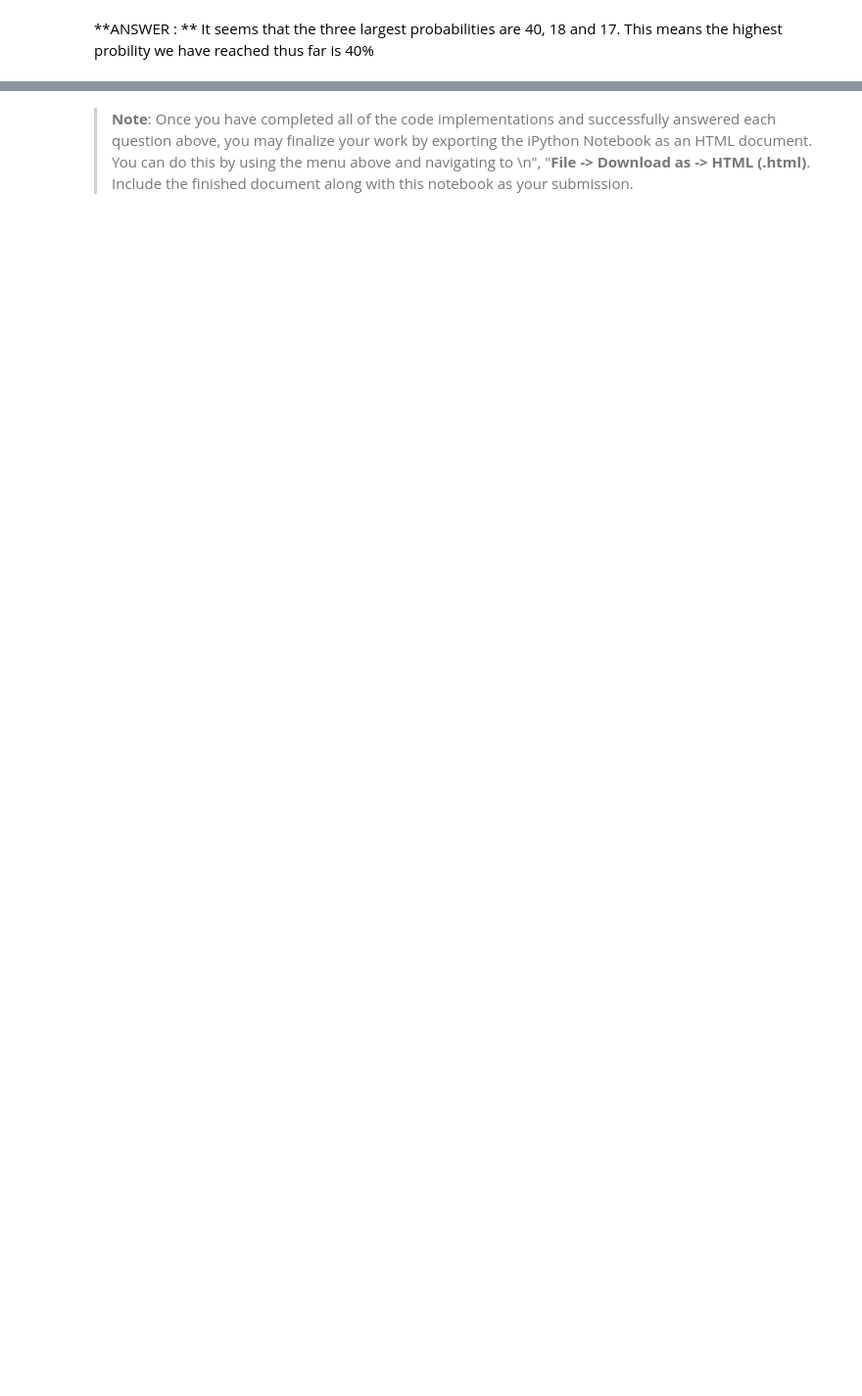
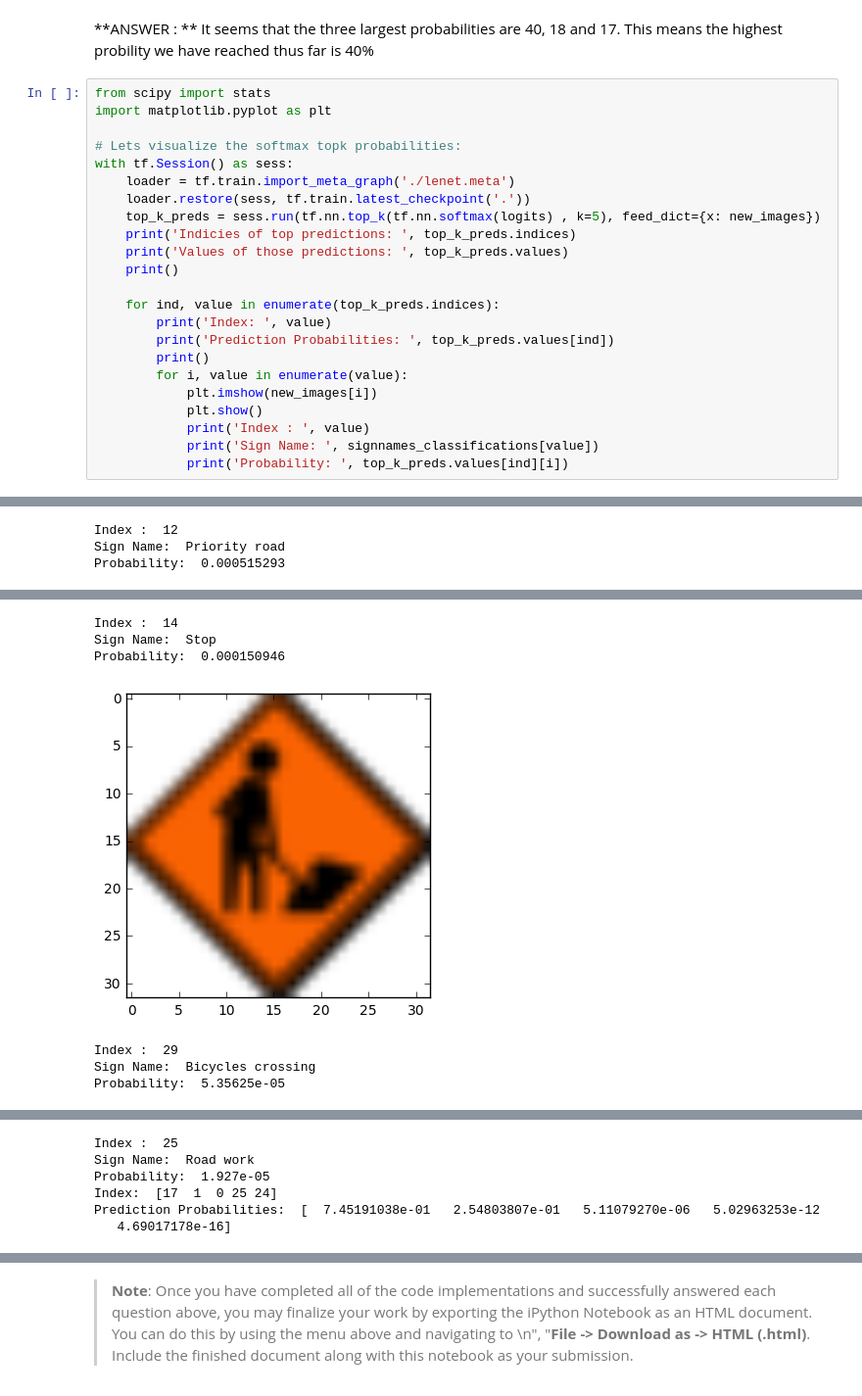
Before and after one commit to ranakhalil/CarND-Traffic-Sign-Classifier-P2, a Jupyter notebook: Traffic_Sign_Classifier.ipynb, the cells around one changed output, grey strips where cells are left out. Shown at 98% size. Saved outputs shown, nothing was run; the diff lists cells and outputs as text; blank space fills up the shorter version.

```diff
--- a/Traffic_Sign_Classifier.ipynb
+++ b/Traffic_Sign_Classifier.ipynb
@@ -521,3 +527,27 @@ Priority road
 # %% [markdown]
 **ANSWER : **
 It seems that the three largest probabilities are 40, 18 and 17. This means the highest probility we have reached thus far is 40%
+# %%
+from scipy import stats
+import matplotlib.pyplot as plt
+
+# Lets visualize the softmax topk probabilities:
+with tf.Session() as sess:
+    loader = tf.train.import_meta_graph('./lenet.meta')
+    loader.restore(sess, tf.train.latest_checkpoint('.'))
+    top_k_preds = sess.run(tf.nn.top_k(tf.nn.softmax(logits) , k=5), feed_dict={x: new_images})
+    print('Indicies of top predictions: ', top_k_preds.indices)
+    print('Values of those predictions: ', top_k_preds.values)
+    print()
+
+    for ind, value in enumerate(top_k_preds.indices):
+        print('Index: ', value)
+        print('Prediction Probabilities: ', top_k_preds.values[ind])
+        print()
+        for i, value in enumerate(value):
+            plt.imshow(new_images[i])
+            plt.show()
+            print('Index : ', value)
+            print('Sign Name: ', signnames_classifications[value])
+            print('Probability: ', top_k_preds.values[ind][i])
+# %% [output]
@@ -523,0 +578,3 @@ It seems that the three largest probabilities are 40, 18 and 17. This means the
+Index :  12
+Sign Name:  Priority road
+Probability:  0.000515293
@@ -523,0 +582,7 @@ It seems that the three largest probabilities are 40, 18 and 17. This means the
+Index :  14
+Sign Name:  Stop
+Probability:  0.000150946
+[figure, added]
+Index :  29
+Sign Name:  Bicycles crossing
+Probability:  5.35625e-05
@@ -523,0 +590,6 @@ It seems that the three largest probabilities are 40, 18 and 17. This means the
+Index :  25
+Sign Name:  Road work
+Probability:  1.927e-05
+Index:  [17  1  0 25 24]
+Prediction Probabilities:  [  7.45191038e-01   2.54803807e-01   5.11079270e-06   5.02963253e-12
+   4.69017178e-16]
```
Also changed, not shown: parts of 8 cells of this notebook, 2 other files.
